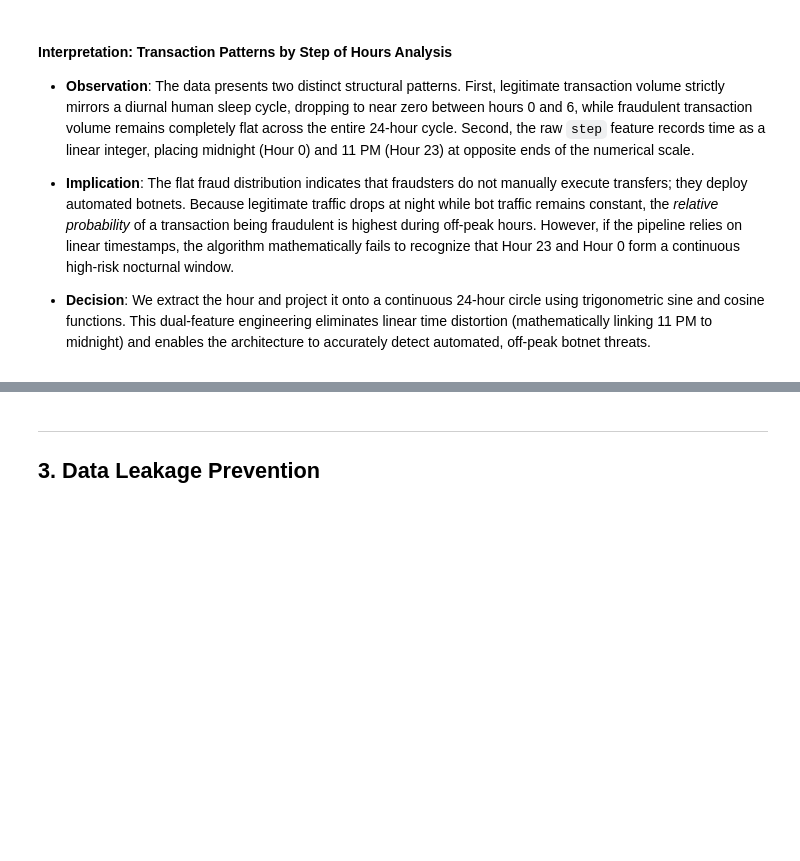
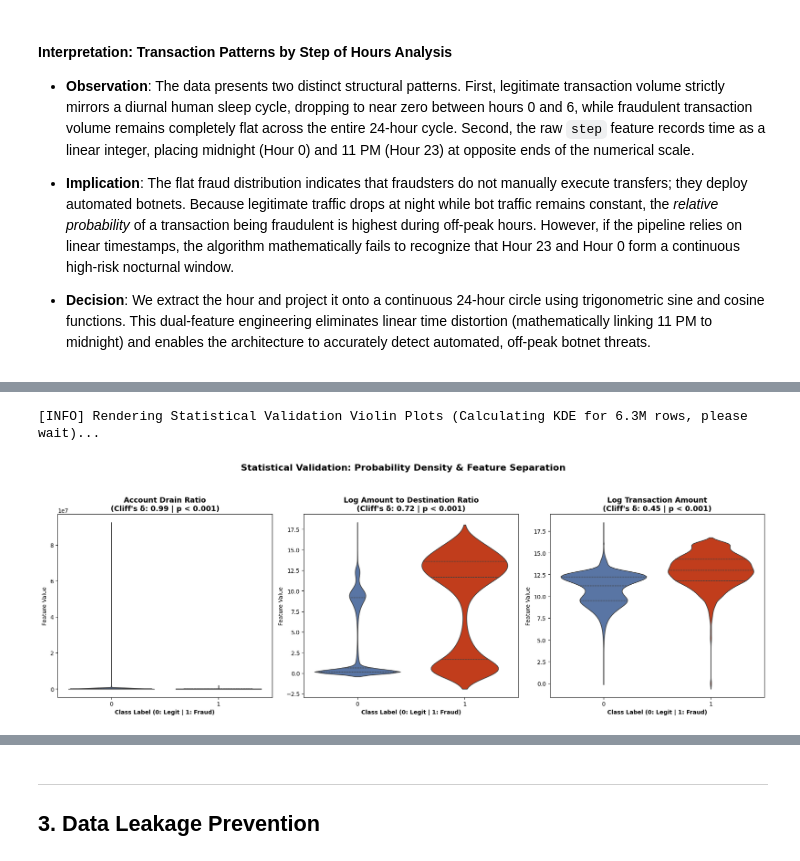
Before and after one commit to Quynh-Trang12/anomaly-watchers-donutpuff, a Jupyter notebook: ml_pipeline/notebooks/01_primary_analysis.ipynb, the cells around one changed output, grey strips where cells are left out. Drawn from its saved outputs; the diff is of its cells as text; code cells hidden in the pictures; blank space fills up the shorter version.

```diff
--- a/ml_pipeline/notebooks/01_primary_analysis.ipynb
+++ b/ml_pipeline/notebooks/01_primary_analysis.ipynb
@@ -501,0 +605,53 @@ df.drop(columns=["hour_of_day"], inplace=True)
+# %%
+import matplotlib.pyplot as plt
+import seaborn as sns
+
+logger.info("Rendering Statistical Validation Violin Plots (Calculating KDE for 6.3M rows, please wait)...")
+
+# 1. Rebuild the temporary test dataframe for plotting
+plot_df = df[['is_fraud', 'transaction_amount', 'originator_old_balance', 'destination_old_balance']].copy()
+
+# Engineer the features
+plot_df['account_drain_ratio'] = plot_df['transaction_amount'] / (plot_df['originator_old_balance'] + 1.0)
+plot_df['log_transaction_amount'] = np.log1p(plot_df['transaction_amount'])
+
+# We log-transform the amount_to_destination_ratio specifically for visualization
+plot_df['log_amount_to_destination_ratio'] = np.log1p(plot_df['transaction_amount'] / (plot_df['destination_old_balance'] + 1.0))
+
+# 2. Set up a 1x3 grid for the plots
+fig, axes = plt.subplots(1, 3, figsize=(18, 6))
+
+# Define the features and their corresponding statistically-proven titles
+features_to_plot = [
+    ('account_drain_ratio', "Account Drain Ratio\n(Cliff's \u03b4: 0.99 | p < 0.001)"),
+    ('log_amount_to_destination_ratio', "Log Amount to Destination Ratio\n(Cliff's \u03b4: 0.72 | p < 0.001)"),
+    ('log_transaction_amount', "Log Transaction Amount\n(Cliff's \u03b4: 0.45 | p < 0.001)")
+]
+
+# 3. Generate the Violin Plots
+for ax, (feature, title) in zip(axes, features_to_plot):
+    sns.violinplot(
+        x='is_fraud',
+        y=feature,
+        data=plot_df,
+        ax=ax,
+        palette={0: "#4C72B0", 1: "#DD2C00"},
+        hue='is_fraud',
+        inner="quartile", # This draws the quartiles inside the violin (best of both worlds)
+        density_norm="area",
+        legend=False
+    )
+    ax.set_title(title, fontweight="bold", fontsize=13)
+    ax.set_xlabel("Class Label (0: Legit | 1: Fraud)", fontweight="bold")
+    ax.set_ylabel("Feature Value")
+
+# 4. Final Formatting
+plt.suptitle("Statistical Validation: Probability Density & Feature Separation", fontweight="bold", fontsize=16, y=1.05)
+plt.tight_layout()
+plt.show()
+
+# 5. Clean up memory to prevent crashes
+del plot_df
+# %% [output]
+[INFO] Rendering Statistical Validation Violin Plots (Calculating KDE for 6.3M rows, please wait)...
+[figure, added]
```
Also changed, not shown: parts of 43 cells of this notebook, 2 other files.
